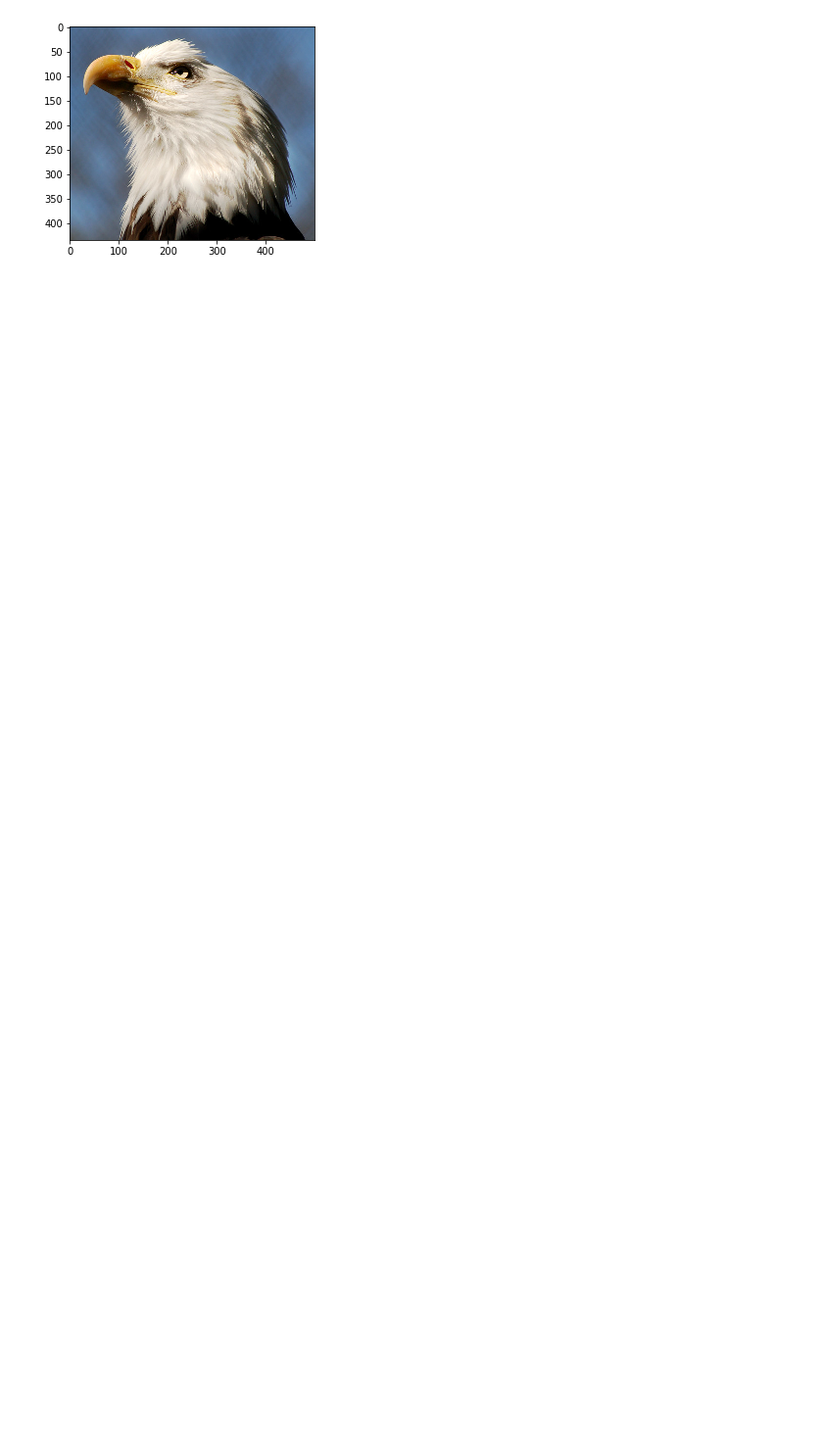
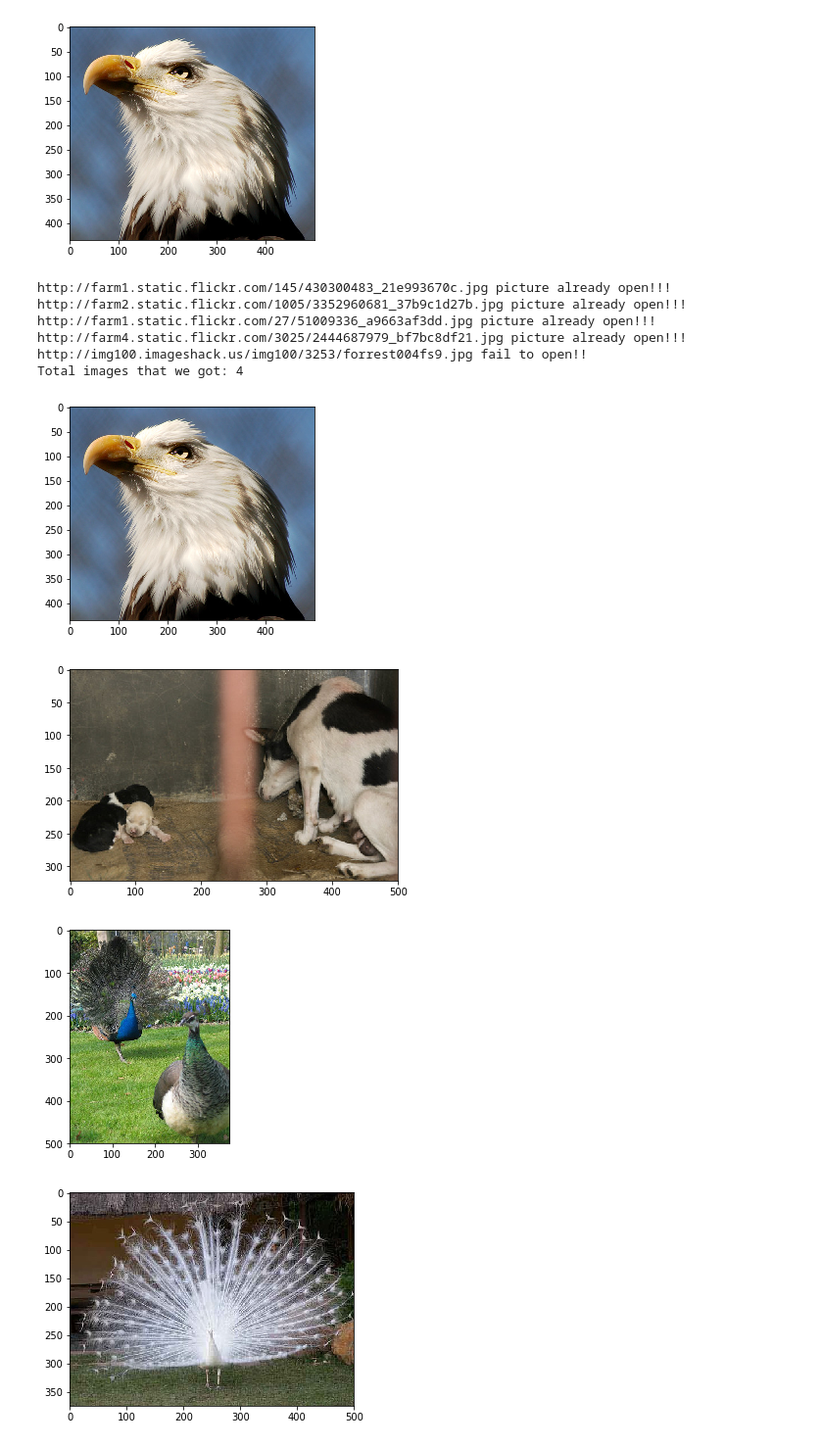
Before and after one commit to Chad-Lu/2nd-ML100Days, a Jupyter notebook: homework/Day_003-2_HW.ipynb, the cells around one changed output. Shown at 98% size. Drawn from its saved outputs; the diff is of its cells as text; code cells hidden in the pictures; blank space fills up the shorter version.

```diff
--- a/homework/Day_003-2_HW.ipynb
+++ b/homework/Day_003-2_HW.ipynb
@@ -72,7 +47,7 @@ import numpy as np
 import matplotlib.pyplot as plt
 
 # 請用 df.loc[...] 得到第一筆資料的連結
-first_link = df.loc[1,0] #先"行"在"欄"
+first_link = df.loc[0,1] #先"行"在"欄"
 
 response = requests.get(first_link)
 img = Image.open(BytesIO(response.content))
@@ -83,3 +58,43 @@ plt.imshow(img)
 plt.show()
 # %% [output]
 [figure]
+# %%
+def img2arr_fromURLs(url_list, resize = False):
+    """
+    請完成這個 Function
+    Args
+        - url_list: list of URLs
+        - resize: bool
+    Return
+        - list of array
+    """
+    img_list = []
+
+    for url in url_list:
+        response = requests.get(url)
+        try: #有可能開啟失敗，所以需要檢查
+            img = Image.open(BytesIO(response.content))
+            img_list.append(img)
+            print(url,'picture already open!!!')
+        except:
+            print(url,'fail to open!!')
+
+    return img_list
+# %%
+result = img2arr_fromURLs(df[0:5][1].values) #第五個不是圖檔
+print("Total images that we got: %i " % len(result)) # 如果不等於 5, 代表有些連結失效囉
+
+for im_get in result:
+    plt.imshow(im_get)
+    plt.show()
+# %% [output]
+http://farm1.static.flickr.com/145/430300483_21e993670c.jpg picture already open!!!
+http://farm2.static.flickr.com/1005/3352960681_37b9c1d27b.jpg picture already open!!!
+http://farm1.static.flickr.com/27/51009336_a9663af3dd.jpg picture already open!!!
+http://farm4.static.flickr.com/3025/2444687979_bf7bc8df21.jpg picture already open!!!
+http://img100.imageshack.us/img100/3253/forrest004fs9.jpg fail to open!!
+Total images that we got: 4
+[figure, added]
+[figure, added]
+[figure, added]
+[figure, added]
```
Also changed, not shown: parts of 5 cells of this notebook.
